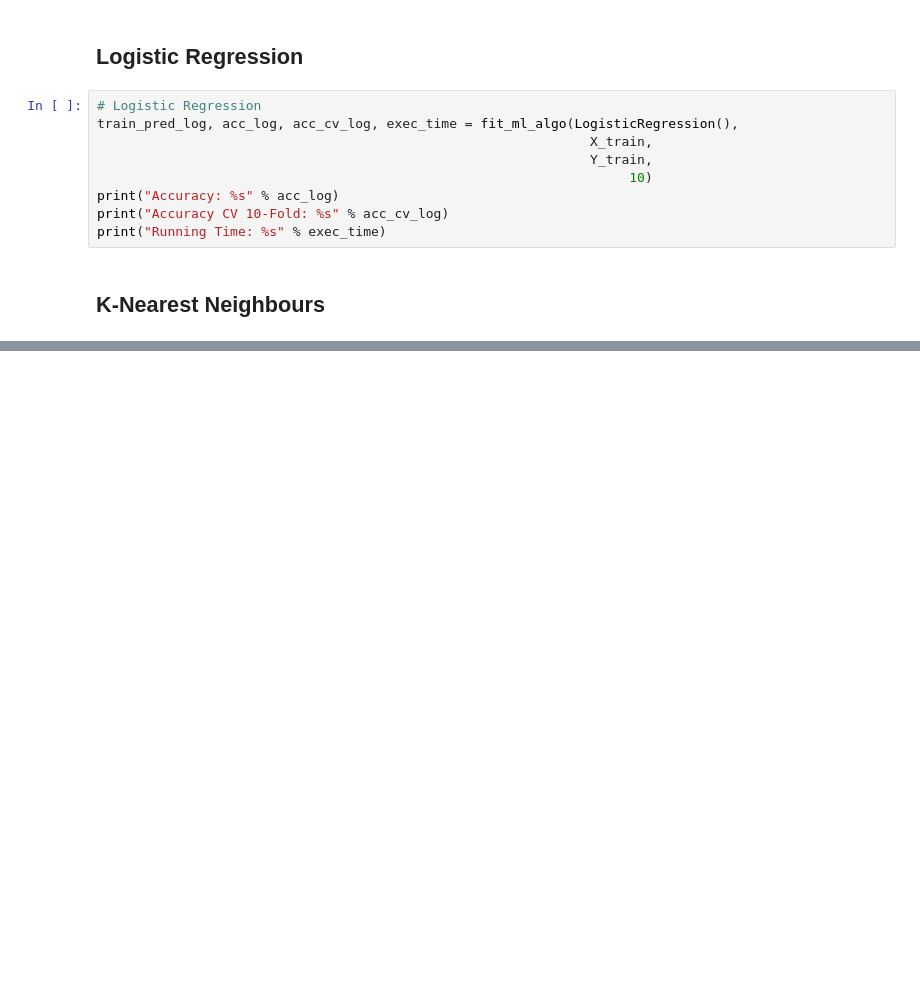
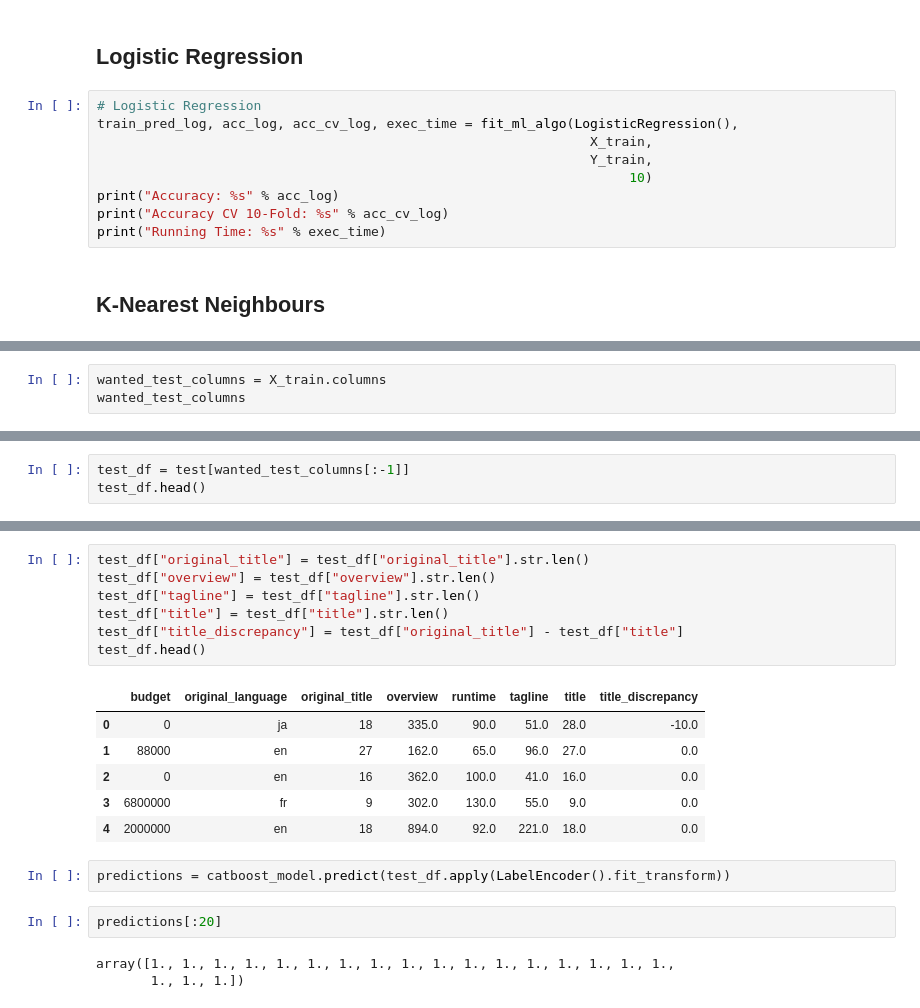
Before and after one commit to mahfuzsust/Data-Science, a Jupyter notebook: Kaggle/TMDB Box Office Prediction/movie.ipynb, the cells around one changed output, grey strips where cells are left out. Saved outputs shown, nothing was run; the diff lists cells and outputs as text; blank space fills up the shorter version.

```diff
--- a/Kaggle/TMDB Box Office Prediction/movie.ipynb
+++ b/Kaggle/TMDB Box Office Prediction/movie.ipynb
@@ -924,0 +1116,3 @@ print("Running Time: %s" % exec_time)
+# %%
+wanted_test_columns = X_train.columns
+wanted_test_columns
@@ -924,0 +1123,3 @@ print("Running Time: %s" % exec_time)
+# %%
+test_df = test[wanted_test_columns[:-1]]
+test_df.head()
@@ -924,0 +1133,21 @@ print("Running Time: %s" % exec_time)
+# %%
+test_df["original_title"] = test_df["original_title"].str.len()
+test_df["overview"] = test_df["overview"].str.len()
+test_df["tagline"] = test_df["tagline"].str.len()
+test_df["title"] = test_df["title"].str.len()
+test_df["title_discrepancy"] = test_df["original_title"] - test_df["title"]
+test_df.head()
+# %% [output]
+|  | budget | original_language | original_title | overview | runtime | tagline | title | title_discrepancy |
+| 0 | 0 | ja | 18 | 335.0 | 90.0 | 51.0 | 28.0 | -10.0 |
+| 1 | 88000 | en | 27 | 162.0 | 65.0 | 96.0 | 27.0 | 0.0 |
+| 2 | 0 | en | 16 | 362.0 | 100.0 | 41.0 | 16.0 | 0.0 |
+| 3 | 6800000 | fr | 9 | 302.0 | 130.0 | 55.0 | 9.0 | 0.0 |
+| 4 | 2000000 | en | 18 | 894.0 | 92.0 | 221.0 | 18.0 | 0.0 |
+# %%
+predictions = catboost_model.predict(test_df.apply(LabelEncoder().fit_transform))
+# %%
+predictions[:20]
+# %% [output]
+array([1., 1., 1., 1., 1., 1., 1., 1., 1., 1., 1., 1., 1., 1., 1., 1., 1.,
+       1., 1., 1.])
```
Also changed, not shown: parts of 35 cells of this notebook, 3 other files.
